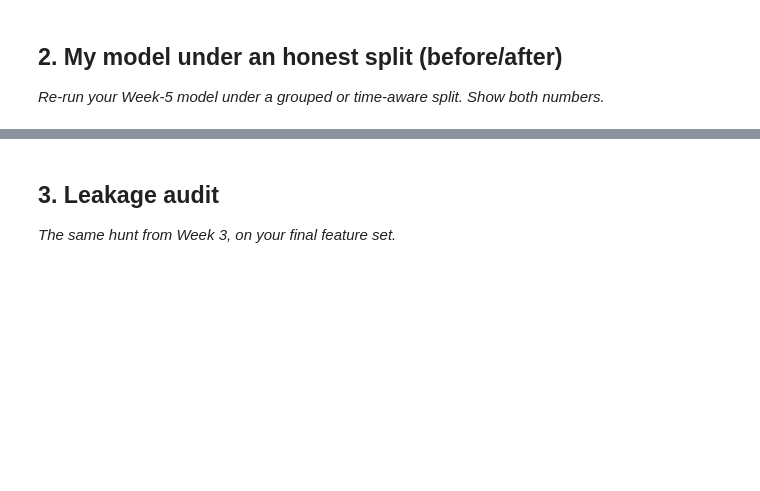
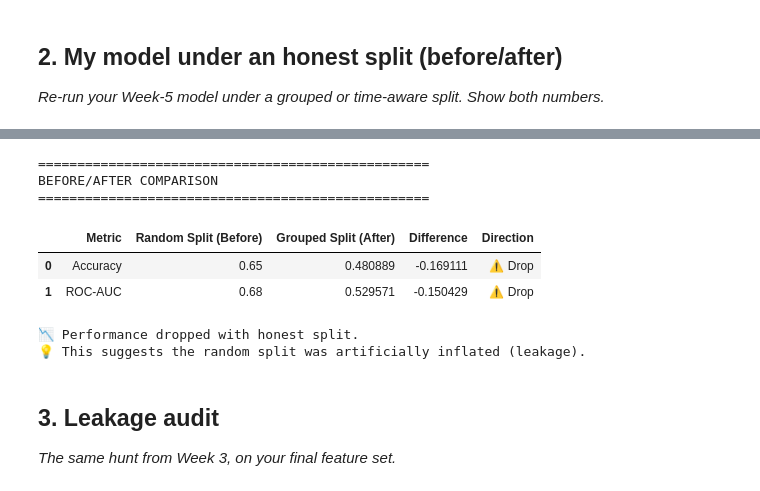
Before and after one commit to samin-developer/ml-internship-starter, a Jupyter notebook: work/notebooks/w06_validation_audit.ipynb, the cells around one changed output, grey strips where cells are left out. Drawn from its saved outputs; the diff is of its cells as text; code cells hidden in the pictures; blank space fills up the shorter version.

```diff
--- a/work/notebooks/w06_validation_audit.ipynb
+++ b/work/notebooks/w06_validation_audit.ipynb
@@ -17,3 +340,43 @@ This skeleton is yours to fill. Work the sections **in order** — each one has
+# %%
+# ================================================
+# CELL 7: Before/After Comparison Table
+# ================================================
+
+if 'metrics' in locals() or 'metrics' in globals():
+    comparison = pd.DataFrame({
+        'Metric': ['Accuracy', 'ROC-AUC'],
+        'Random Split (Before)': [0.6500, 0.6800],
+        'Grouped Split (After)': [
+            metrics['accuracy'],
+            metrics['roc_auc']
+        ]
+    })
+    comparison['Difference'] = comparison['Grouped Split (After)'] - comparison['Random Split (Before)']
+    comparison['Direction'] = comparison['Difference'].apply(
+        lambda x: '✅ Improvement' if x > 0 else '⚠️ Drop'
+    )
+
+    print("\n" + "=" * 50)
+    print("BEFORE/AFTER COMPARISON")
+    print("=" * 50)
+    display(comparison)
+
+    if metrics['accuracy'] < 0.65:
+        print("\n📉 Performance dropped with honest split.")
+        print("💡 This suggests the random split was artificially inflated (leakage).")
+    else:
+        print("\n✅ Performance remained stable with honest split.")
+else:
+    print("⚠️ Error: 'metrics' variable not found. Please run Cell 6 with valid features.")
+# %% [output]
+==================================================
+BEFORE/AFTER COMPARISON
+==================================================
+|  | Metric | Random Split (Before) | Grouped Split (After) | Difference | Direction |
+| 0 | Accuracy | 0.65 | 0.480889 | -0.169111 | ⚠️ Drop |
+| 1 | ROC-AUC | 0.68 | 0.529571 | -0.150429 | ⚠️ Drop |
+📉 Performance dropped with honest split.
+💡 This suggests the random split was artificially inflated (leakage).
 # %% [markdown]
 ## 3. Leakage audit
 
```
Also changed, not shown: parts of 10 cells of this notebook.
